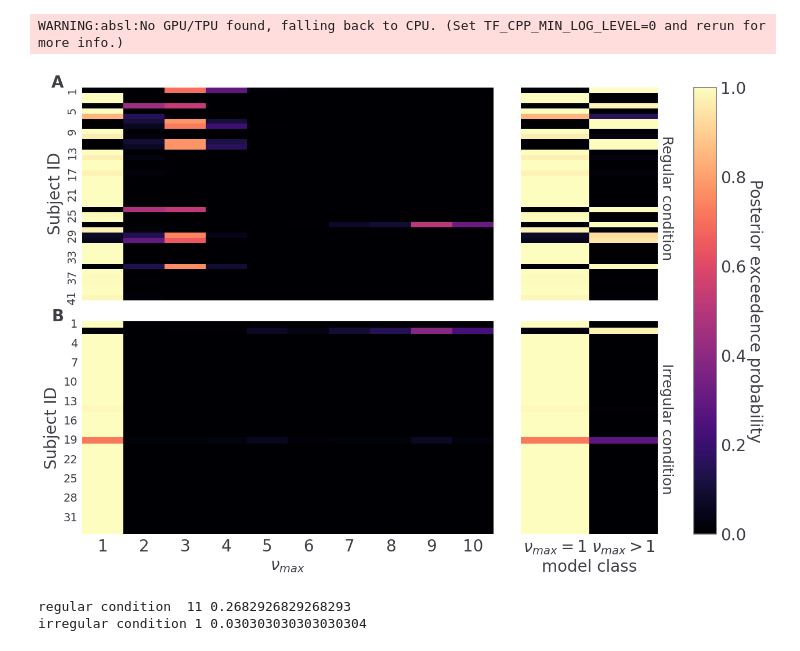
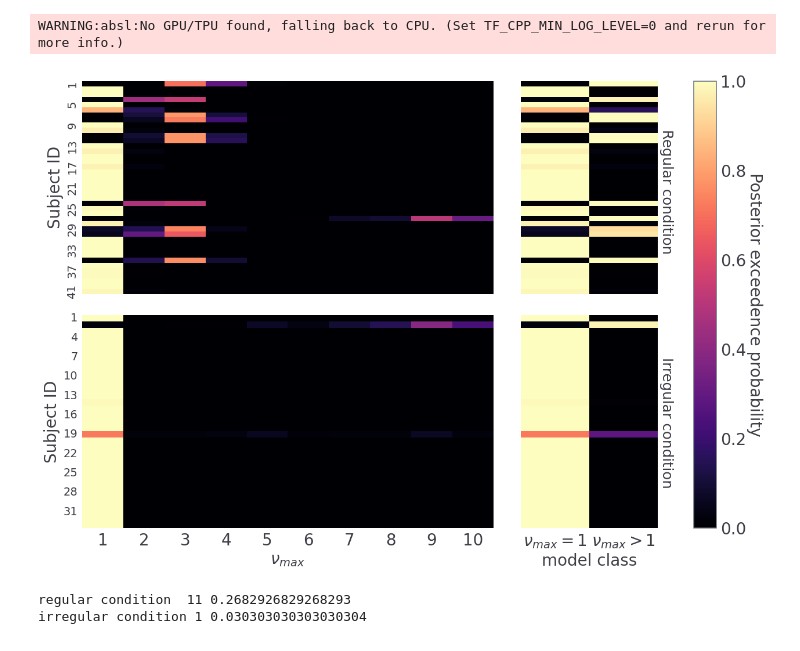
Before and after one commit to dimarkov/pybefit, a Jupyter notebook: examples/temporal_rev_learn/plot_behavioural_data.ipynb, the cells around one changed output. Drawn from its saved outputs; the diff is of its cells as text; code cells hidden in the pictures.

Commit message:
updated figures

```diff
--- a/examples/temporal_rev_learn/plot_behavioural_data.ipynb
+++ b/examples/temporal_rev_learn/plot_behavioural_data.ipynb
@@ -210,37 +210,34 @@ for i in range(2):
 
 for i in range(2):
     c1 = np.array(np.mean(samples_mixture['weights'].argmax(-2) > 0, 0))[cond[i]]
     data = np.stack([1 - c1, c1], -1)
     sns.heatmap(data=data,
                 ax=axes[i, 1],
                 cbar=False,
                 vmin=0,
                 vmax=1,
                 cmap='magma')
 
 axes[1, 0].set_xlabel(r'$\nu_{max}$')
 
 axes[0, 0].set_yticklabels(range(1, ns_reg + 1, 4), fontdict={"fontsize":14})
 axes[1, 0].set_yticklabels(range(1, ns_irr + 1, 3), fontdict={"fontsize":14})
 
 axes[-1, -1].xaxis.set_ticklabels([r'$\nu_{max}=1$', r'$\nu_{max} > 1$'])
 axes[-1, -1].set_xlabel('model class')
 
 axes[0, 0].set_ylabel('Subject ID')
 axes[1, 0].set_ylabel('Subject ID')
 
 axes[0, 1].text(1.01, .2, 'Regular condition', rotation=-90, transform=axes[0, 1].transAxes);
 axes[1, 1].text(1.01, .2, 'Irregular condition', rotation=-90, transform=axes[1, 1].transAxes);
 
-for i in range(2):
-    axes[i, 0].text(-.075, 1., string.ascii_uppercase[i], transform=axes[i, 0].transAxes, size=20, weight='bold')
-
 norm = colors.Normalize(vmin=0, vmax=1)
 cbar = fig.colorbar(cm.ScalarMappable(norm=norm, cmap='magma'), ax=axes, use_gridspec=True)
 cbar.ax.set_ylabel('Posterior exceedence probability', rotation=-90, labelpad=20, fontsize=20);
 fig.savefig('Fig8.pdf', bbox_inches='tight', transparent=True, dpi=300)
 # %% [output]
-[figure, old version]
+[figure, new version]
 # %%
 probs = EP
 n_reg = np.sum(probs[cond[0]].argmax(-1) > 0)
```
Also changed, not shown: parts of 2 cells of this notebook.
